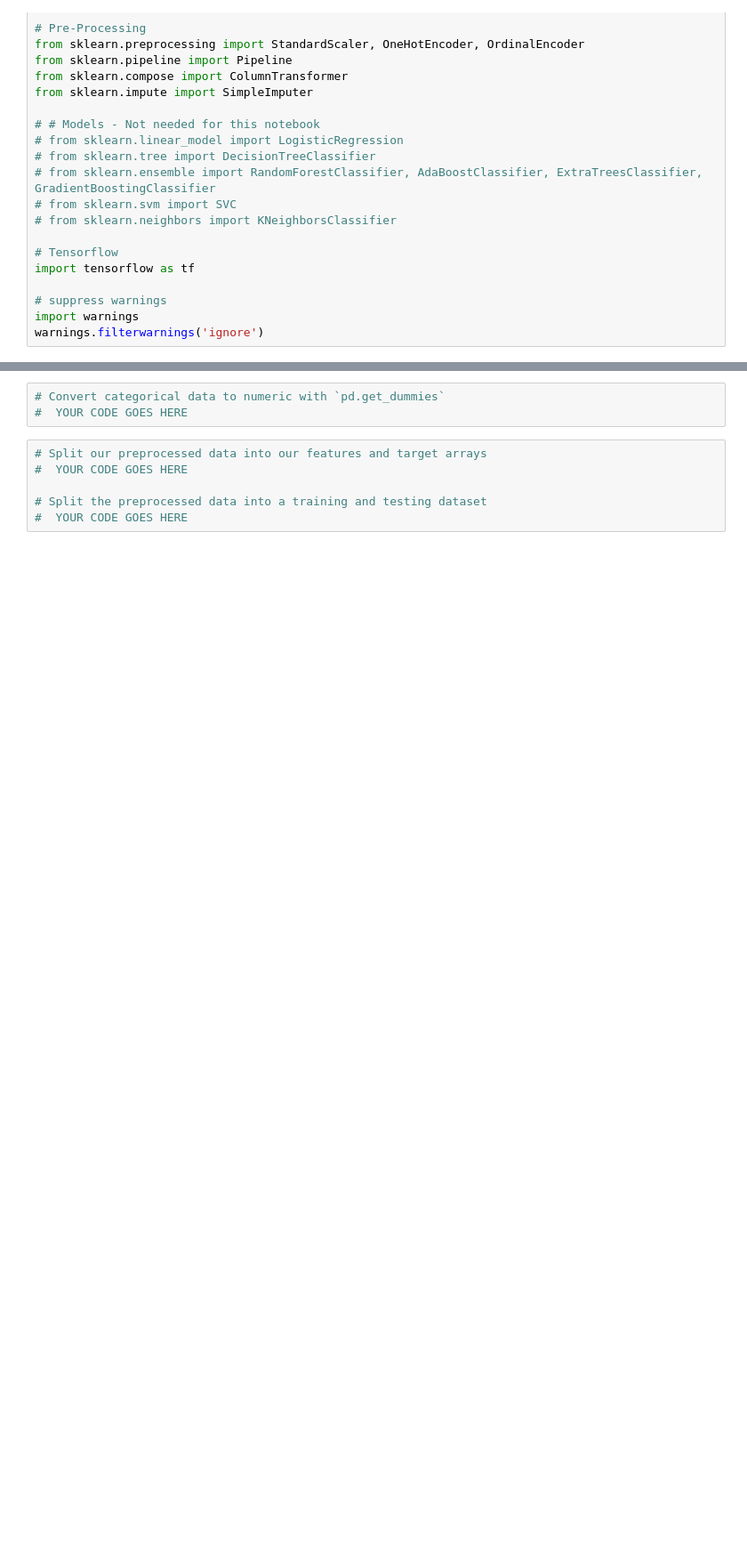
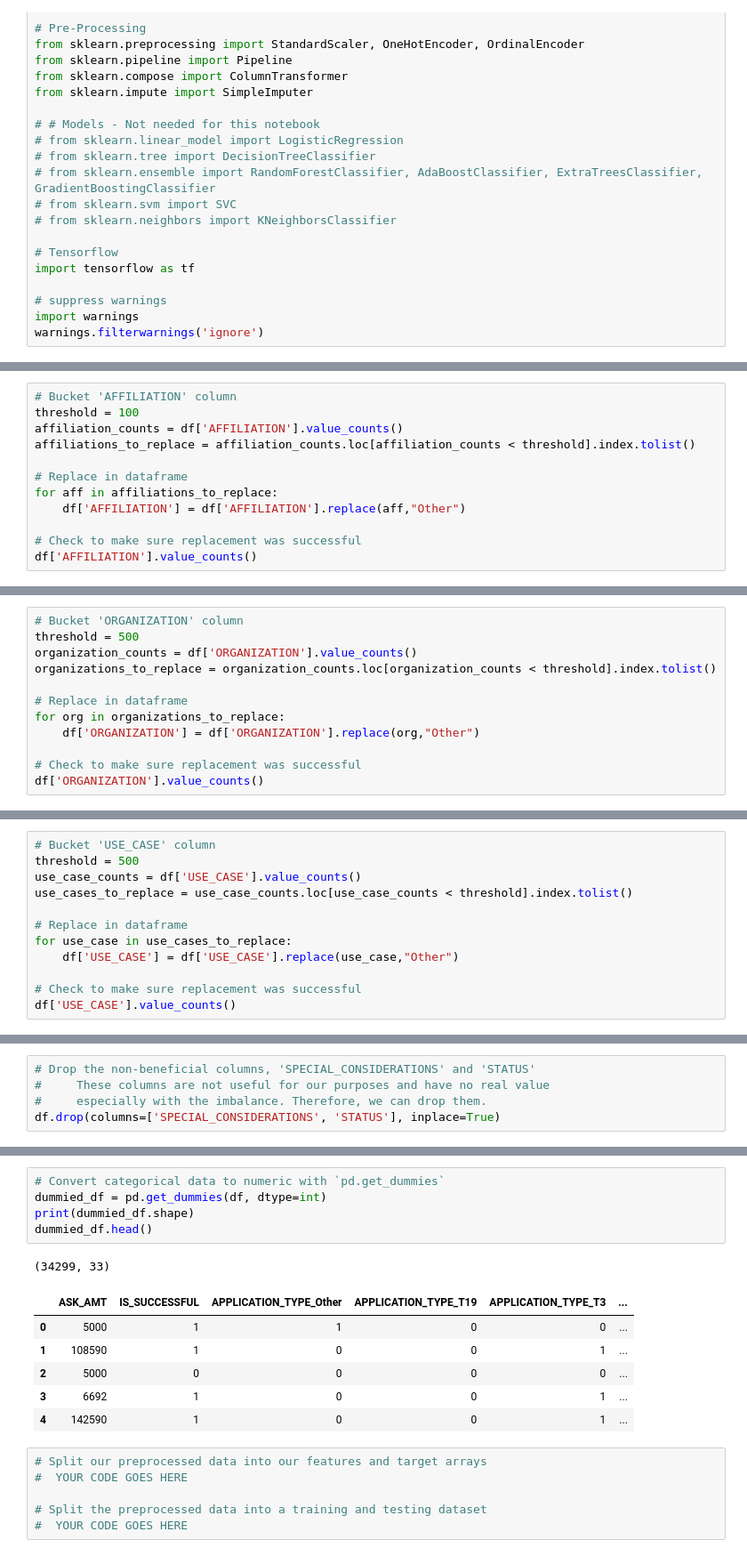
Before and after one commit to wrp94/ds-hw-21-deep-learning, a Jupyter notebook: notebooks/deep_learning_models.ipynb, the cells around one changed output, grey strips where cells are left out. Shown at 89% size. Saved outputs shown, nothing was run; the diff lists cells and outputs as text; blank space fills up the shorter version.

```diff
--- a/notebooks/deep_learning_models.ipynb
+++ b/notebooks/deep_learning_models.ipynb
@@ -82,0 +221,12 @@ application_df['CLASSIFICATION'].value_counts()
+# %%
+# Bucket 'AFFILIATION' column
+threshold = 100
+affiliation_counts = df['AFFILIATION'].value_counts()
+affiliations_to_replace = affiliation_counts.loc[affiliation_counts < threshold].index.tolist()
+
+# Replace in dataframe
+for aff in affiliations_to_replace:
+    df['AFFILIATION'] = df['AFFILIATION'].replace(aff,"Other")
+
+# Check to make sure replacement was successful
+df['AFFILIATION'].value_counts()
@@ -82,0 +248,12 @@ application_df['CLASSIFICATION'].value_counts()
+# %%
+# Bucket 'ORGANIZATION' column
+threshold = 500
+organization_counts = df['ORGANIZATION'].value_counts()
+organizations_to_replace = organization_counts.loc[organization_counts < threshold].index.tolist()
+
+# Replace in dataframe
+for org in organizations_to_replace:
+    df['ORGANIZATION'] = df['ORGANIZATION'].replace(org,"Other")
+
+# Check to make sure replacement was successful
+df['ORGANIZATION'].value_counts()
@@ -82,0 +276,12 @@ application_df['CLASSIFICATION'].value_counts()
+# %%
+# Bucket 'USE_CASE' column
+threshold = 500
+use_case_counts = df['USE_CASE'].value_counts()
+use_cases_to_replace = use_case_counts.loc[use_case_counts < threshold].index.tolist()
+
+# Replace in dataframe
+for use_case in use_cases_to_replace:
+    df['USE_CASE'] = df['USE_CASE'].replace(use_case,"Other")
+
+# Check to make sure replacement was successful
+df['USE_CASE'].value_counts()
@@ -82,0 +308,5 @@ application_df['CLASSIFICATION'].value_counts()
+# %%
+# Drop the non-beneficial columns, 'SPECIAL_CONSIDERATIONS' and 'STATUS'
+#     These columns are not useful for our purposes and have no real value
+#     especially with the imbalance. Therefore, we can drop them.
+df.drop(columns=['SPECIAL_CONSIDERATIONS', 'STATUS'], inplace=True)
@@ -83,6 +331,16 @@ application_df['CLASSIFICATION'].value_counts()
 # %%
 # Convert categorical data to numeric with `pd.get_dummies`
-#  YOUR CODE GOES HERE
+dummied_df = pd.get_dummies(df, dtype=int)
+print(dummied_df.shape)
+dummied_df.head()
+# %% [output]
+(34299, 33)
+|  | ASK_AMT | IS_SUCCESSFUL | APPLICATION_TYPE_Other | APPLICATION_TYPE_T19 | APPLICATION_TYPE_T3 | ... |
+| 0 | 5000 | 1 | 1 | 0 | 0 | ... |
+| 1 | 108590 | 1 | 0 | 0 | 1 | ... |
+| 2 | 5000 | 0 | 0 | 0 | 0 | ... |
+| 3 | 6692 | 1 | 0 | 0 | 1 | ... |
+| 4 | 142590 | 1 | 0 | 0 | 1 | ... |
 # %%
 # Split our preprocessed data into our features and target arrays
 #  YOUR CODE GOES HERE
```
Also changed, not shown: parts of 19 cells of this notebook.
